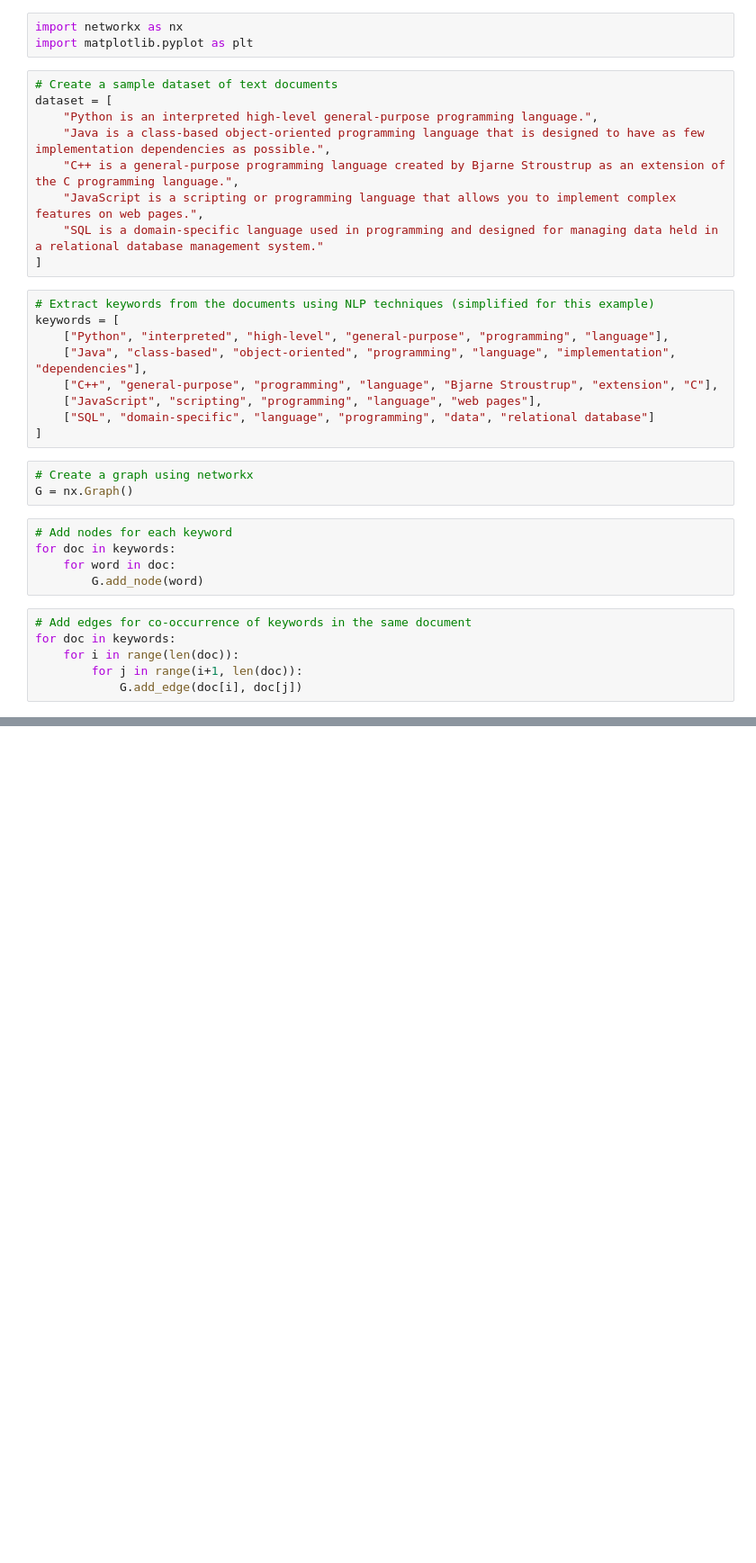
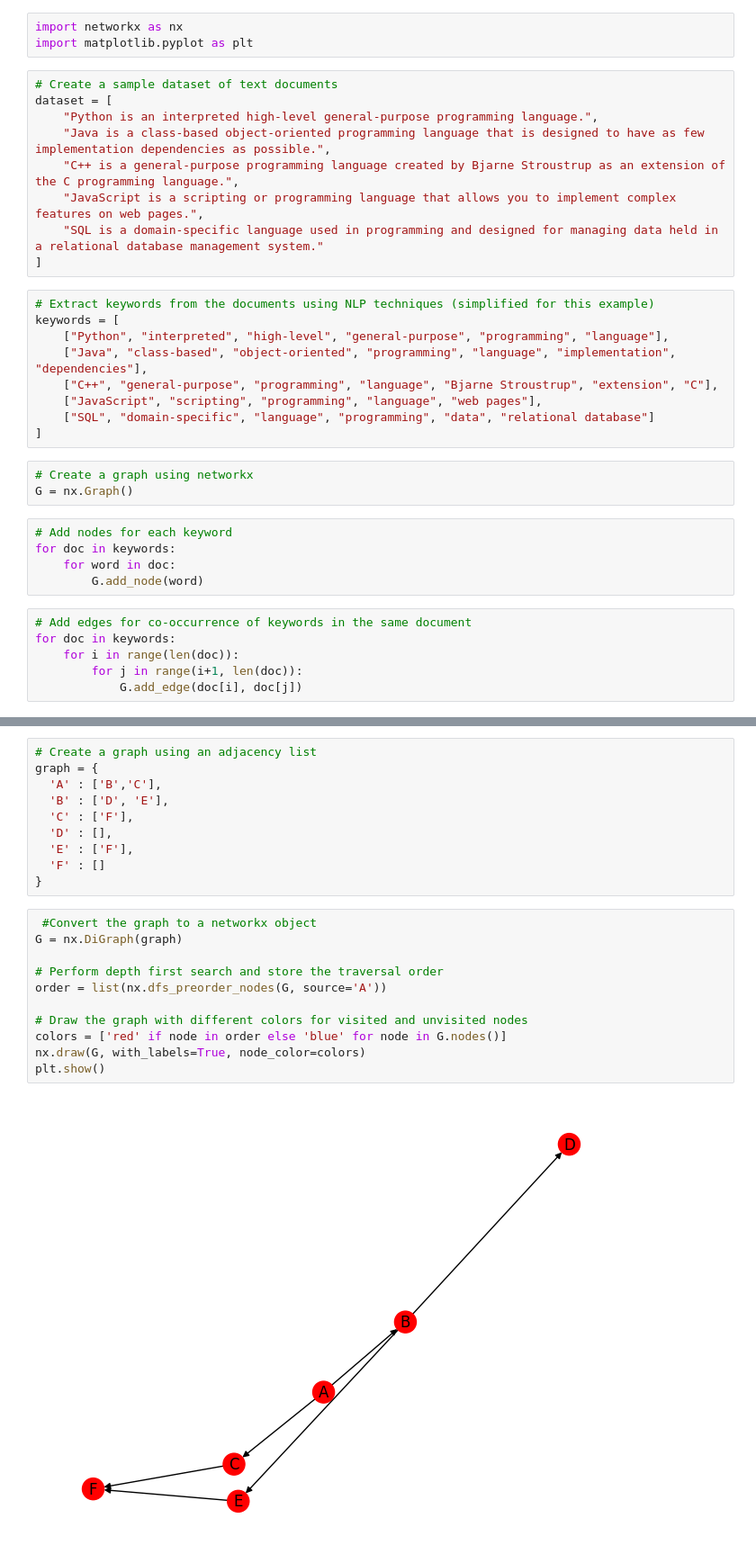
Before and after one commit to thechemist54/MSDS530-GCollab, a Jupyter notebook: graph.ipynb, the cells around one changed output, grey strips where cells are left out. Shown: that part at 90% size. Drawn from its saved outputs; the diff is of its cells as text; blank space fills up the shorter version.

```diff
--- a/graph.ipynb
+++ b/graph.ipynb
@@ -42,0 +64,23 @@ plt.show()
+# %%
+# Create a graph using an adjacency list
+graph = {
+  'A' : ['B','C'],
+  'B' : ['D', 'E'],
+  'C' : ['F'],
+  'D' : [],
+  'E' : ['F'],
+  'F' : []
+}
+# %%
+ #Convert the graph to a networkx object
+G = nx.DiGraph(graph)
+
+# Perform depth first search and store the traversal order
+order = list(nx.dfs_preorder_nodes(G, source='A'))
+
+# Draw the graph with different colors for visited and unvisited nodes
+colors = ['red' if node in order else 'blue' for node in G.nodes()]
+nx.draw(G, with_labels=True, node_color=colors)
+plt.show()
+# %% [output]
+[figure, added]
```
Also changed, not shown: parts of 4 cells of this notebook.
